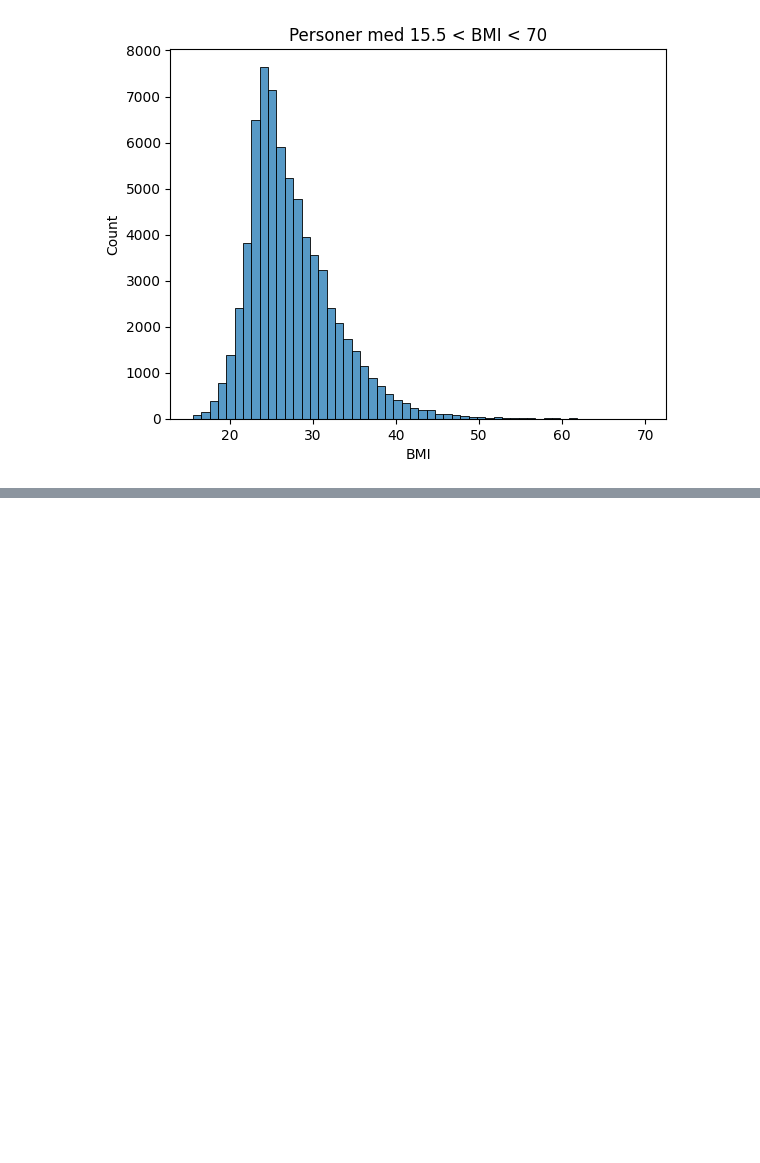
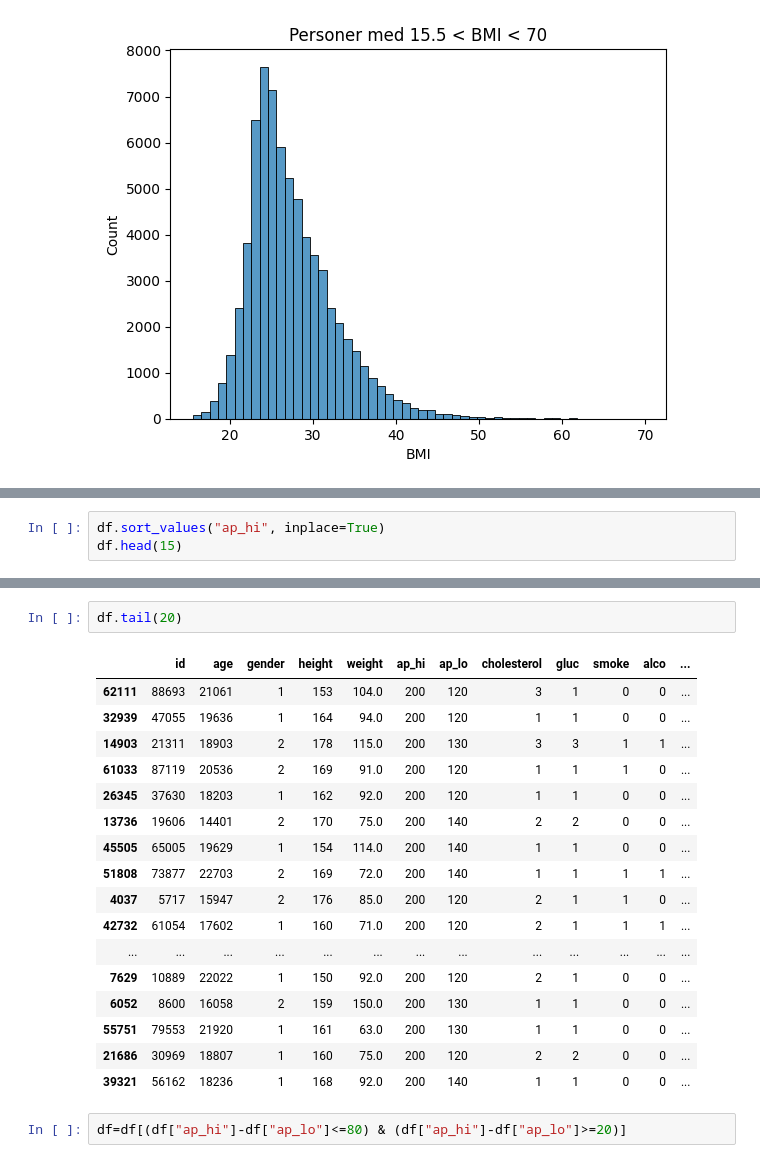
Before and after one commit to bearwinterfirth/medical, a Jupyter notebook: disease_prediction_2.ipynb, the cells around one changed output, grey strips where cells are left out. Drawn from its saved outputs; the diff is of its cells as text; blank space fills up the shorter version.

```diff
--- a/disease_prediction_2.ipynb
+++ b/disease_prediction_2.ipynb
@@ -123,0 +153,3 @@ Stored 'df' (DataFrame)
+# %%
+df.sort_values("ap_hi", inplace=True)
+df.head(15)
@@ -123,0 +173,22 @@ Stored 'df' (DataFrame)
+# %%
+df.tail(20)
+# %% [output]
+|  | id | age | gender | height | weight | ap_hi | ap_lo | cholesterol | gluc | smoke | alco | ... |
+| 62111 | 88693 | 21061 | 1 | 153 | 104.0 | 200 | 120 | 3 | 1 | 0 | 0 | ... |
+| 32939 | 47055 | 19636 | 1 | 164 | 94.0 | 200 | 120 | 1 | 1 | 0 | 0 | ... |
+| 14903 | 21311 | 18903 | 2 | 178 | 115.0 | 200 | 130 | 3 | 3 | 1 | 1 | ... |
+| 61033 | 87119 | 20536 | 2 | 169 | 91.0 | 200 | 120 | 1 | 1 | 1 | 0 | ... |
+| 26345 | 37630 | 18203 | 1 | 162 | 92.0 | 200 | 120 | 1 | 1 | 0 | 0 | ... |
+| 13736 | 19606 | 14401 | 2 | 170 | 75.0 | 200 | 140 | 2 | 2 | 0 | 0 | ... |
+| 45505 | 65005 | 19629 | 1 | 154 | 114.0 | 200 | 140 | 1 | 1 | 0 | 0 | ... |
+| 51808 | 73877 | 22703 | 2 | 169 | 72.0 | 200 | 140 | 1 | 1 | 1 | 1 | ... |
+| 4037 | 5717 | 15947 | 2 | 176 | 85.0 | 200 | 120 | 2 | 1 | 1 | 0 | ... |
+| 42732 | 61054 | 17602 | 1 | 160 | 71.0 | 200 | 120 | 2 | 1 | 1 | 1 | ... |
+| ... | ... | ... | ... | ... | ... | ... | ... | ... | ... | ... | ... | ... |
+| 7629 | 10889 | 22022 | 1 | 150 | 92.0 | 200 | 120 | 2 | 1 | 0 | 0 | ... |
+| 6052 | 8600 | 16058 | 2 | 159 | 150.0 | 200 | 130 | 1 | 1 | 0 | 0 | ... |
+| 55751 | 79553 | 21920 | 1 | 161 | 63.0 | 200 | 130 | 1 | 1 | 0 | 0 | ... |
+| 21686 | 30969 | 18807 | 1 | 160 | 75.0 | 200 | 120 | 2 | 2 | 0 | 0 | ... |
+| 39321 | 56162 | 18236 | 1 | 168 | 92.0 | 200 | 140 | 1 | 1 | 0 | 0 | ... |
+# %%
+df=df[(df["ap_hi"]-df["ap_lo"]<=80) & (df["ap_hi"]-df["ap_lo"]>=20)]
```
Also changed, not shown: parts of 20 cells of this notebook, 2 other files.
